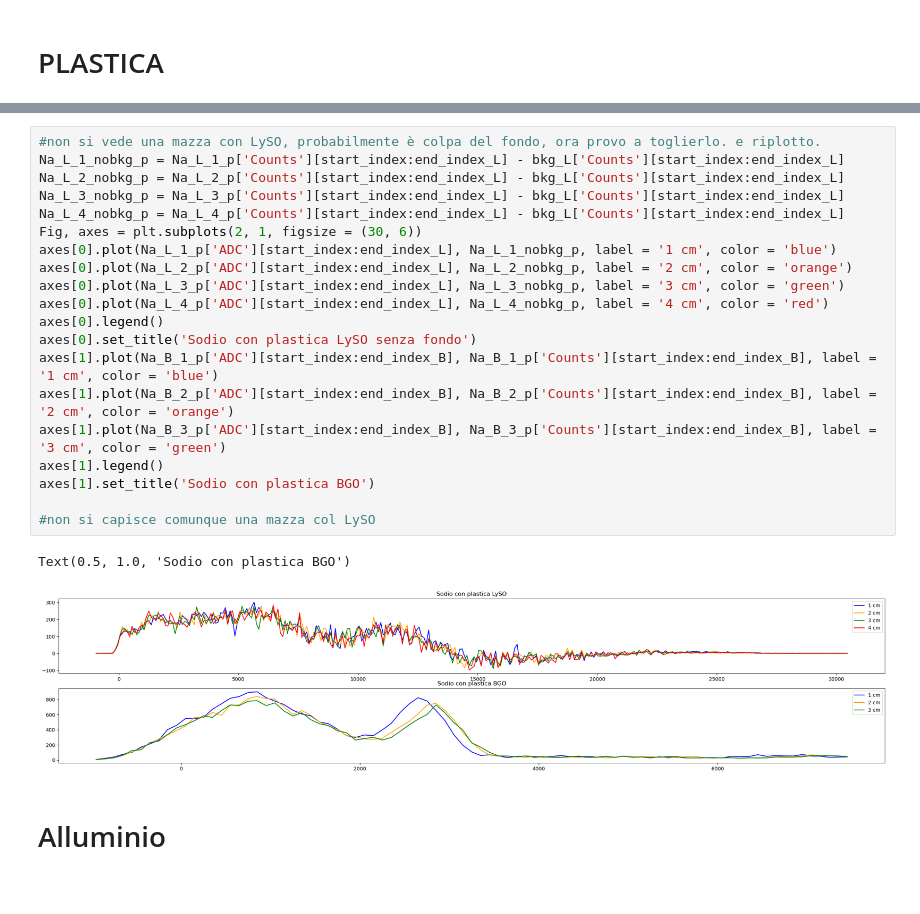
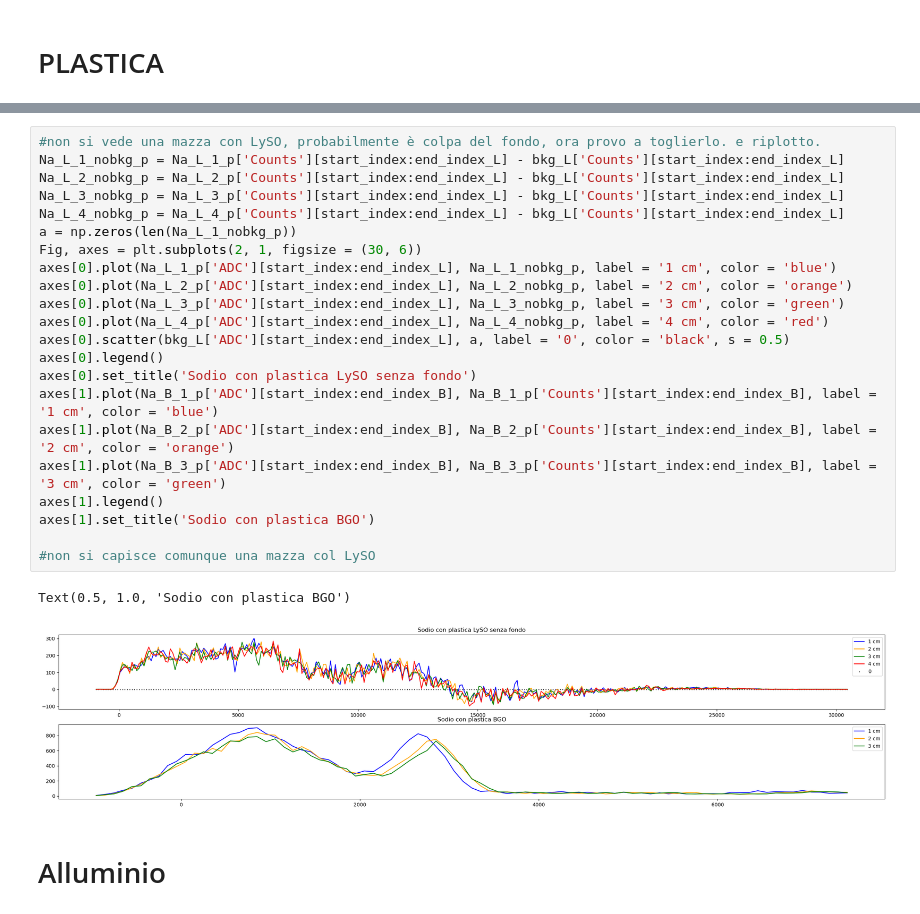
Before and after one commit to Pavar0tty/Laboratorio_SiPM, a Jupyter notebook: Analisi/Parte 2/Plastica_alluminio_aria.ipynb, the cells around one changed output, grey strips where cells are left out. Cells and saved outputs as stored; diff of their text form.

```diff
--- a/Analisi/Parte 2/Plastica_alluminio_aria.ipynb
+++ b/Analisi/Parte 2/Plastica_alluminio_aria.ipynb
@@ -47,26 +53,28 @@ axes[1].set_title('Sodio con plastica BGO')
 # %%
 #non si vede una mazza con LySO, probabilmente è colpa del fondo, ora provo a toglierlo. e riplotto.
 Na_L_1_nobkg_p = Na_L_1_p['Counts'][start_index:end_index_L] - bkg_L['Counts'][start_index:end_index_L]
 Na_L_2_nobkg_p = Na_L_2_p['Counts'][start_index:end_index_L] - bkg_L['Counts'][start_index:end_index_L]
 Na_L_3_nobkg_p = Na_L_3_p['Counts'][start_index:end_index_L] - bkg_L['Counts'][start_index:end_index_L]
 Na_L_4_nobkg_p = Na_L_4_p['Counts'][start_index:end_index_L] - bkg_L['Counts'][start_index:end_index_L]
+a = np.zeros(len(Na_L_1_nobkg_p))
 Fig, axes = plt.subplots(2, 1, figsize = (30, 6))
 axes[0].plot(Na_L_1_p['ADC'][start_index:end_index_L], Na_L_1_nobkg_p, label = '1 cm', color = 'blue')
 axes[0].plot(Na_L_2_p['ADC'][start_index:end_index_L], Na_L_2_nobkg_p, label = '2 cm', color = 'orange')
 axes[0].plot(Na_L_3_p['ADC'][start_index:end_index_L], Na_L_3_nobkg_p, label = '3 cm', color = 'green')
 axes[0].plot(Na_L_4_p['ADC'][start_index:end_index_L], Na_L_4_nobkg_p, label = '4 cm', color = 'red')
+axes[0].scatter(bkg_L['ADC'][start_index:end_index_L], a, label = '0', color = 'black', s = 0.5)
 axes[0].legend()
 axes[0].set_title('Sodio con plastica LySO senza fondo')
 axes[1].plot(Na_B_1_p['ADC'][start_index:end_index_B], Na_B_1_p['Counts'][start_index:end_index_B], label = '1 cm', color = 'blue')
 axes[1].plot(Na_B_2_p['ADC'][start_index:end_index_B], Na_B_2_p['Counts'][start_index:end_index_B], label = '2 cm', color = 'orange')
 axes[1].plot(Na_B_3_p['ADC'][start_index:end_index_B], Na_B_3_p['Counts'][start_index:end_index_B], label = '3 cm', color = 'green')
 axes[1].legend()
 axes[1].set_title('Sodio con plastica BGO')
 
 #non si capisce comunque una mazza col LySO
 # %% [output]
 Text(0.5, 1.0, 'Sodio con plastica BGO')
-[figure, old version]
+[figure, new version]
 # %% [markdown]
 # Alluminio
 # %%
```
Also changed, not shown: parts of 8 cells of this notebook, 3 other files.
